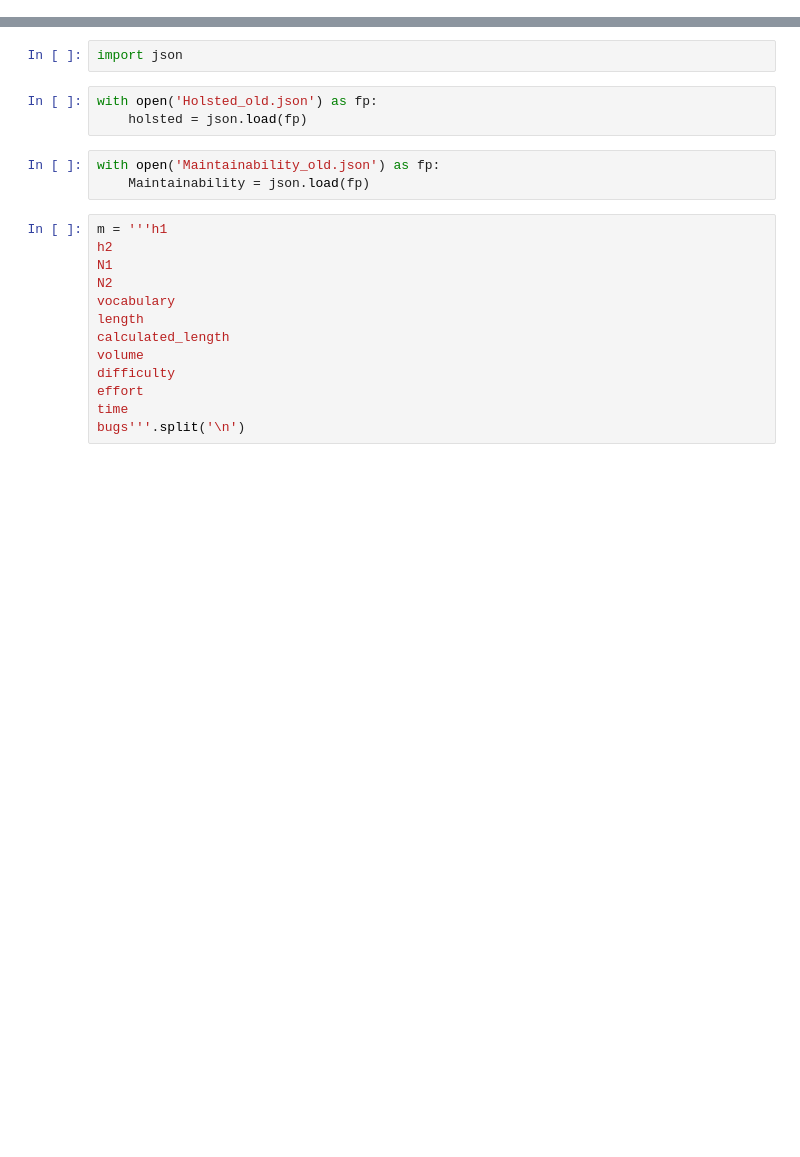
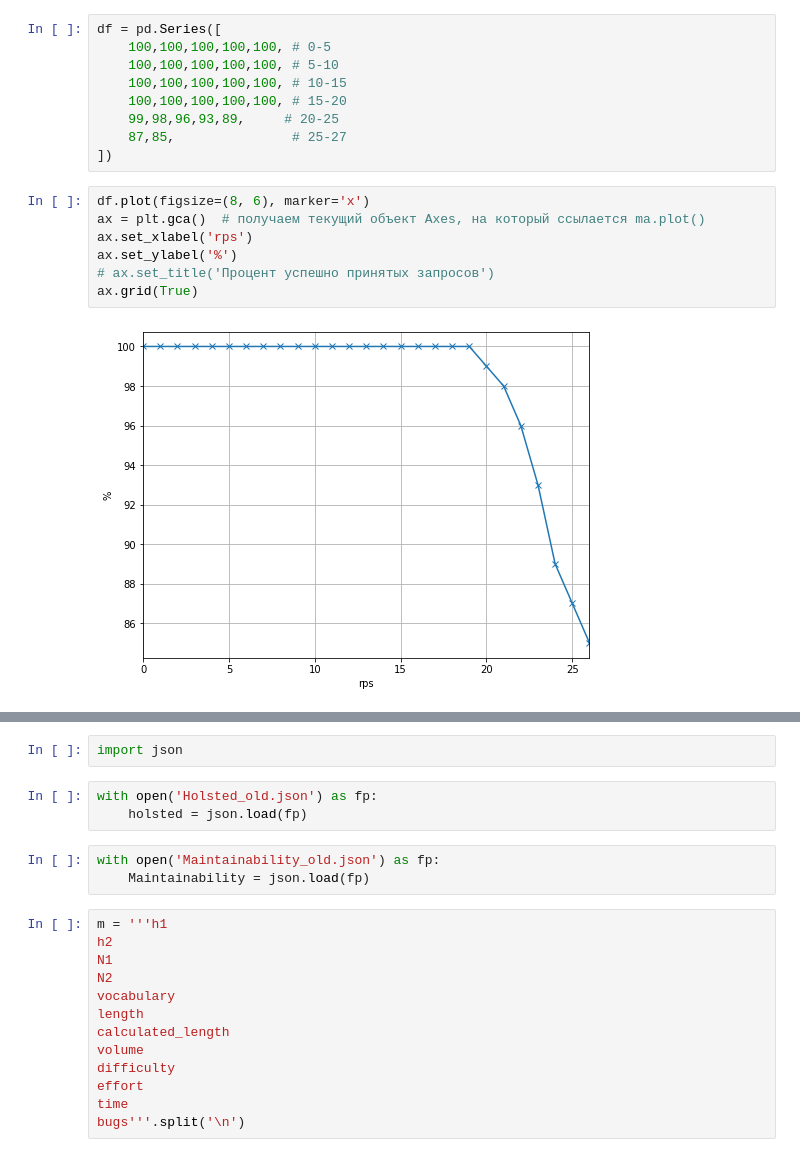
Before and after one commit to plushchaynikolay/susudiploma, a Jupyter notebook: scripts/Untitled.ipynb, the cells around one changed output, grey strips where cells are left out. Cells and saved outputs as stored; diff of their text form; blank space fills up the shorter version.

```diff
--- a/scripts/Untitled.ipynb
+++ b/scripts/Untitled.ipynb
@@ -0,0 +24,18 @@
+# %%
+df = pd.Series([
+    100,100,100,100,100, # 0-5
+    100,100,100,100,100, # 5-10
+    100,100,100,100,100, # 10-15
+    100,100,100,100,100, # 15-20
+    99,98,96,93,89,     # 20-25
+    87,85,               # 25-27
+])
+# %%
+df.plot(figsize=(8, 6), marker='x')
+ax = plt.gca()  # получаем текущий объект Axes, на который ссылается ma.plot()
+ax.set_xlabel('rps')
+ax.set_ylabel('%')
+# ax.set_title('Процент успешно принятых запросов')
+ax.grid(True)
+# %% [output]
+[figure, added]
```
Also changed, not shown: parts of 7 cells of this notebook, 3 other files.
